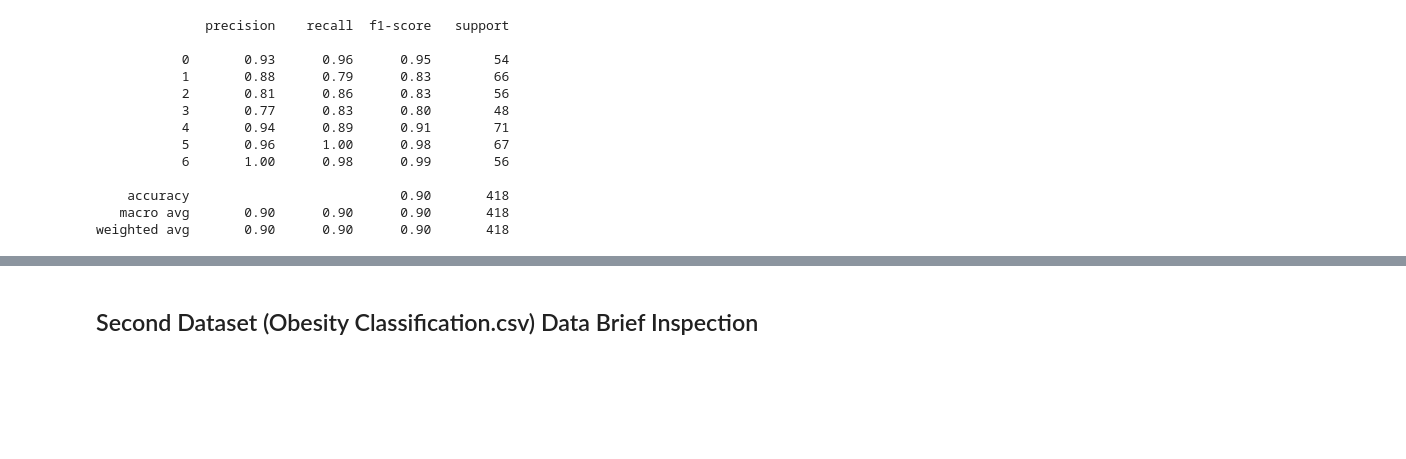
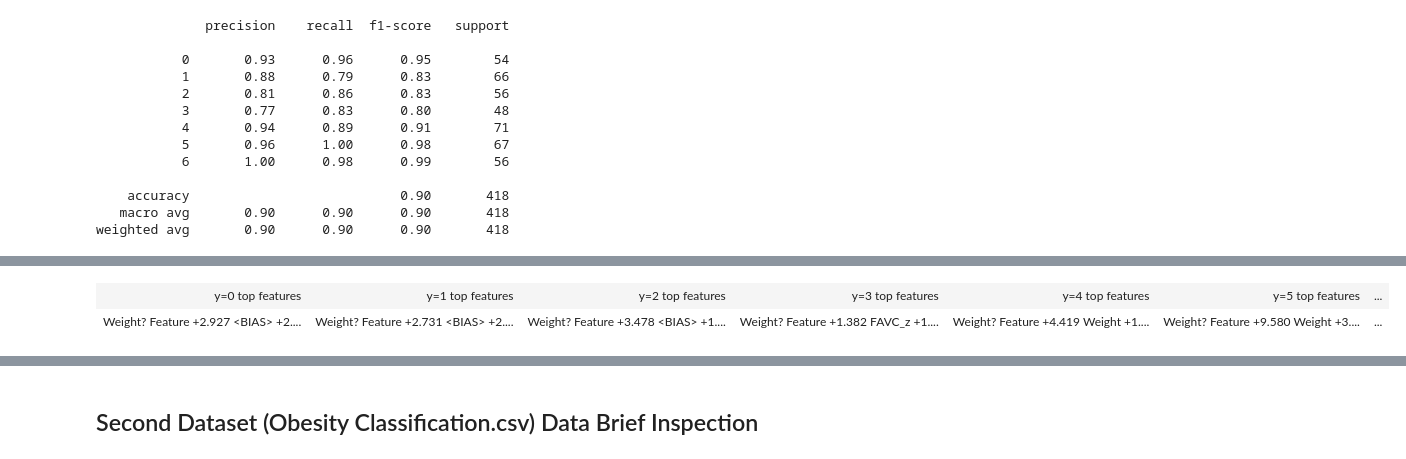
Before and after one commit to janiceivana/ds_project, a Jupyter notebook: obesity.ipynb, the cells around one changed output, grey strips where cells are left out. Cells and saved outputs as stored; diff of their text form; code cells hidden in the pictures; blank space fills up the shorter version.

```diff
--- a/obesity.ipynb
+++ b/obesity.ipynb
@@ -287,0 +583,5 @@ weighted avg       0.90      0.90      0.90       418
+# %%
+eli5.explain_weights(log, feature_names=list(X.columns))
+# %% [output]
+| y=0 top features | y=1 top features | y=2 top features | y=3 top features | y=4 top features | y=5 top features | ... |
+| Weight? Feature +2.927 <BIAS> +2.... | Weight? Feature +2.731 <BIAS> +2.... | Weight? Feature +3.478 <BIAS> +1.... | Weight? Feature +1.382 FAVC_z +1.... | Weight? Feature +4.419 Weight +1.... | Weight? Feature +9.580 Weight +3.... | ... |
```
Also changed, not shown: parts of 29 cells of this notebook.
